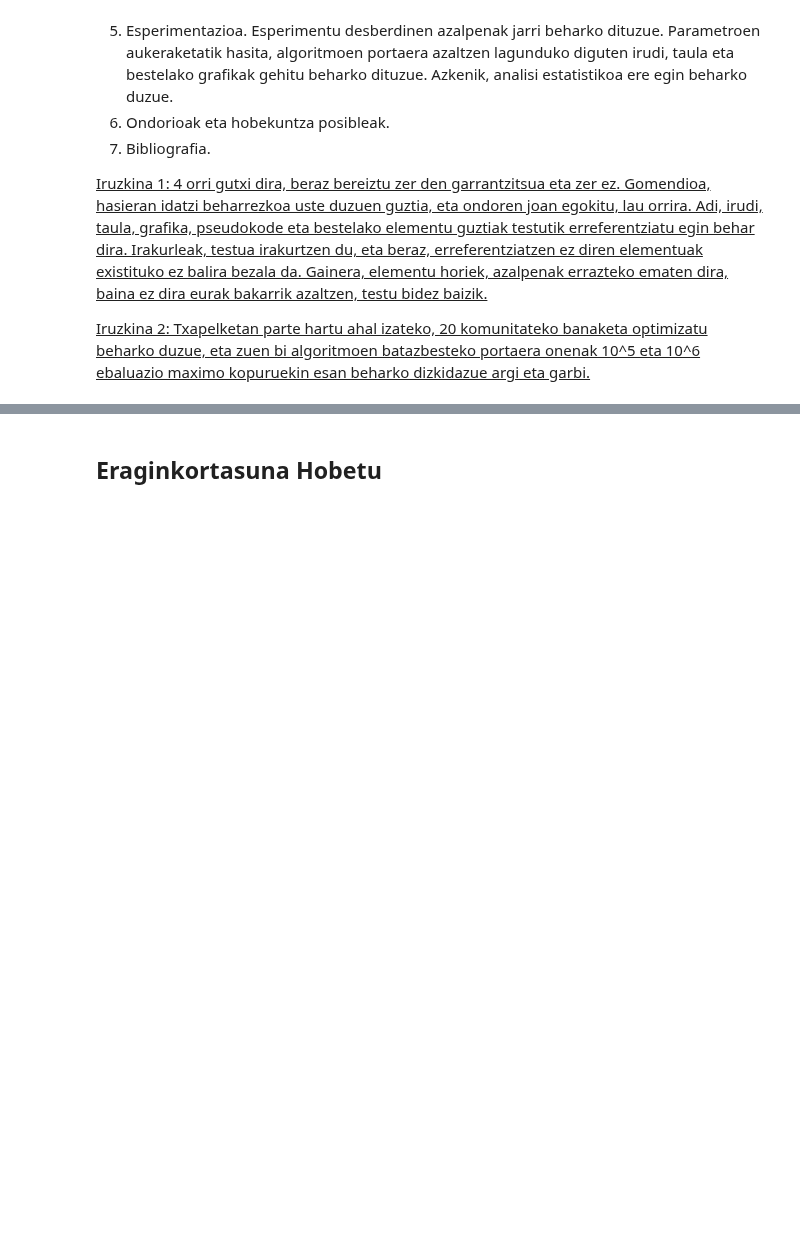
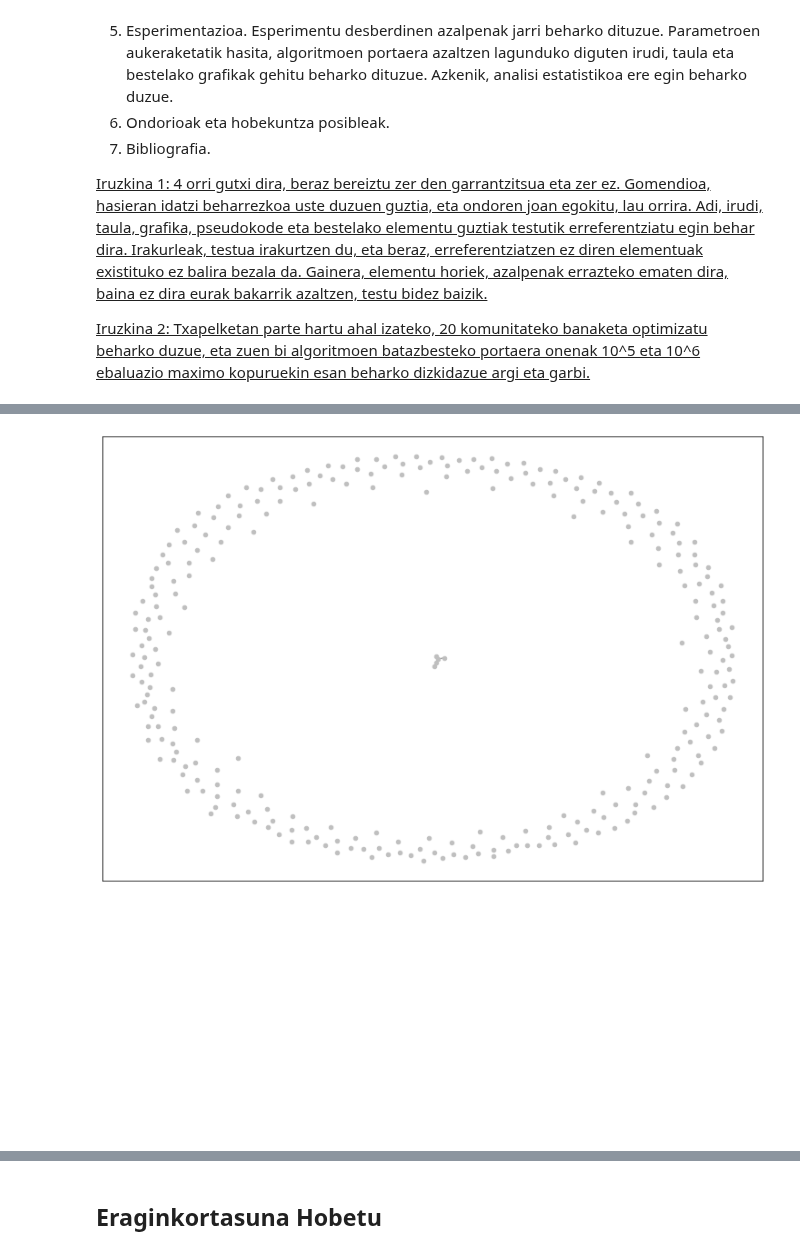
Before and after one commit to juletx/community-detection, a Jupyter notebook: notebooks/CDP_3_fasea.ipynb, the cells around one changed output, grey strips where cells are left out. Cells and saved outputs as stored; diff of their text form; code cells hidden in the pictures; blank space fills up the shorter version.

```diff
--- a/notebooks/CDP_3_fasea.ipynb
+++ b/notebooks/CDP_3_fasea.ipynb
@@ -47,0 +174,21 @@ Txostenean, egindako lana bilduko dugu. Overleaf-en editatu beharko duzue eta <i
+# %%
+from collections import defaultdict
+def modularity(G, partition, weight='weight'):
+    weights = defaultdict(int)
+    degrees = defaultdict(int)
+    sum = G.size(weight=weight)
+    modularity = 0
+
+    for node in G:
+        community = partition[node]
+        degrees[community] += G.degree(node, weight=weight)
+        for neighbour, data in G[node].items():
+            if partition[neighbour] == community:
+                if neighbour == node: # 4 nodes have self edges
+                    weights[community] += data[weight] * 2
+                else:
+                    weights[community] += data[weight]
+
+    for community in set(partition.values()):
+        modularity += (weights[community] / (2 * sum)) - (degrees[community] / (2 * sum)) ** 2
+    return modularity
@@ -47,0 +788,6 @@ Txostenean, egindako lana bilduko dugu. Overleaf-en editatu beharko duzue eta <i
+# %%
+graph = induced_graph(best_part, G)
+bistaratu_grafoa(graph)
+# %% [output]
+[figure, added]
+[figure, added]
```
Also changed, not shown: parts of 148 cells of this notebook.
